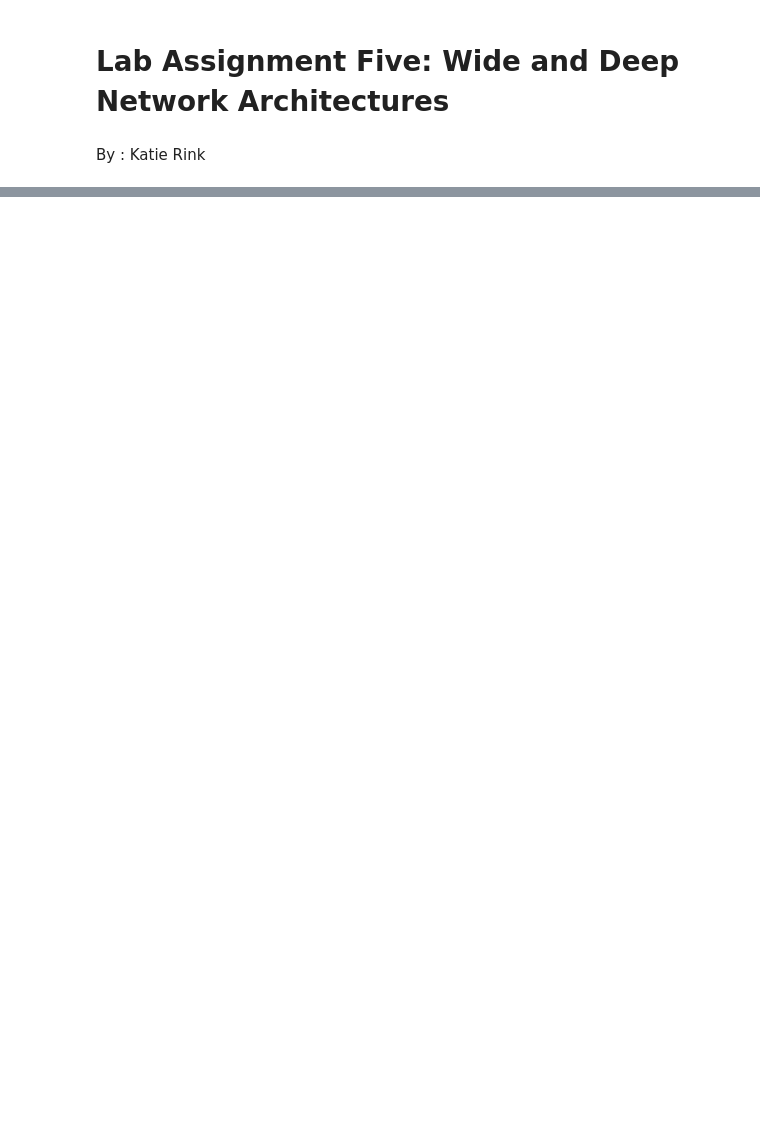
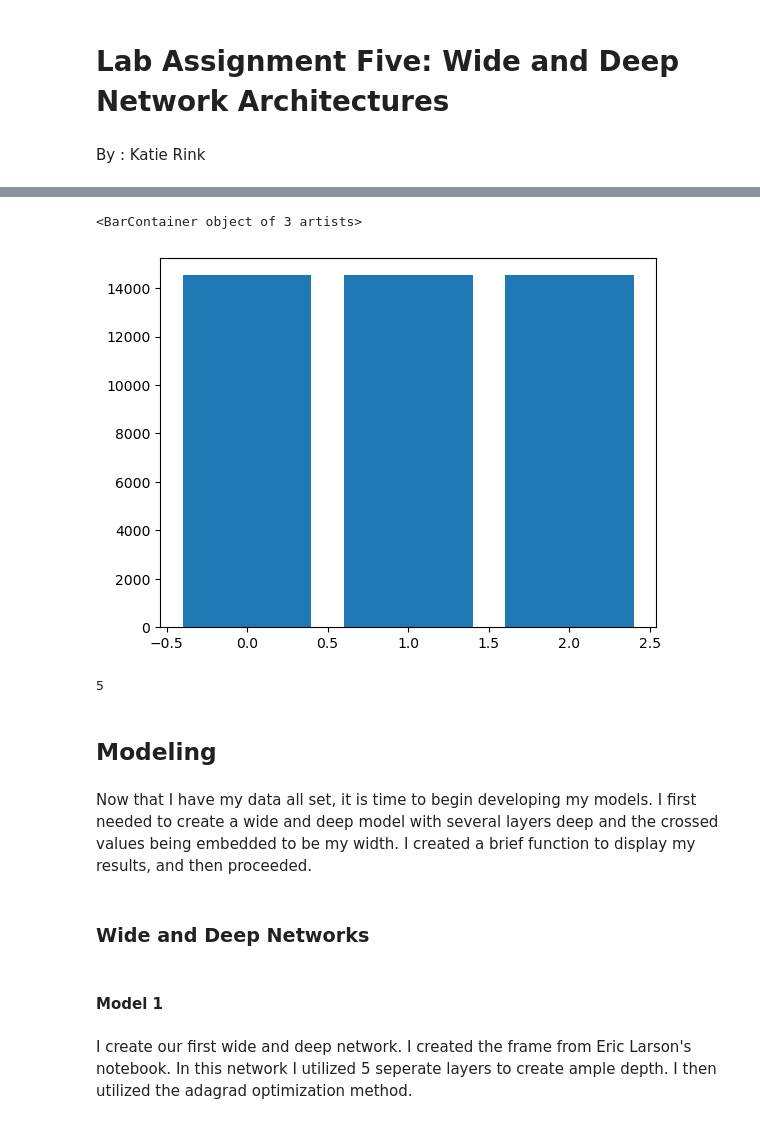
Before and after one commit to katielrink/ML_in_Python, a Jupyter notebook: Assignments/Wide_Deep_Networks.ipynb, the cells around one changed output, grey strips where cells are left out. Drawn from its saved outputs; the diff is of its cells as text; code cells hidden in the pictures; blank space fills up the shorter version.

```diff
--- a/Assignments/Wide_Deep_Networks.ipynb
+++ b/Assignments/Wide_Deep_Networks.ipynb
@@ -180,0 +68,3 @@ ModuleNotFoundError: No module named 'tensorflow'
+# %%
+#Select which variables to use
+df.drop(['ID', 'Customer_ID', 'Name', 'SSN', 'Type_of_Loan'], axis=1, inplace=True)
@@ -180,0 +150,6 @@ ModuleNotFoundError: No module named 'tensorflow'
+# %%
+# scale the numeric, continuous variables
+numeric_headers = ['Age', 'Annual_Income', 'Monthly_Inhand_Salary', 'Num_Bank_Accounts', 'Num_Credit_Card', 'Interest_Rate', 'Num_of_Loan', 'Delay_from_due_date', 'Num_of_Delayed_Payment', 'Changed_Credit_Limit', 'Num_Credit_Inquiries', 'Outstanding_Debt', 'Credit_Utilization_Ratio', 'Credit_History_Age', 'Total_EMI_per_month', 'Amount_invested_monthly', 'Monthly_Balance']
+
+ss = StandardScaler()
+df[numeric_headers] = ss.fit_transform(df[numeric_headers].values)
@@ -180,0 +183,17 @@ ModuleNotFoundError: No module named 'tensorflow'
+# %%
+categorical_headers_ints = [x+'_int' for x in categorical_headers[:-1]]
+categorical_headers_ints.remove('Credit_Mix_int')
+feature_columns = categorical_headers_ints+numeric_headers
+
+import pprint
+pp = pprint.PrettyPrinter(indent=4)
+
+print(f"We will use the following {len(feature_columns)} features:")
+pp.pprint(feature_columns)
+
+print("\nNumeric Headers:")
+pp.pprint(numeric_headers) # normalized numeric df
+print("\nCategorical String Headers:")
+pp.pprint(categorical_headers) # string df
+print("\nCategorical Headers, Encoded as Integer:")
+pp.pprint(categorical_headers_ints) # string df encoded as an integer
@@ -180,0 +304,23 @@ ModuleNotFoundError: No module named 'tensorflow'
+# %%
+from imblearn.over_sampling import SMOTE
+
+ros = SMOTE()
+
+# Fit predictor (x variable)
+# and target (y variable) using fit_resample()
+X, y = ros.fit_resample(X.copy(), y.copy())
+plt.bar(np.unique(y), np.unique(y, return_counts=True)[1])
+# %% [output]
+<BarContainer object of 3 artists>
+[figure, added]
+# %%
+skf = StratifiedKFold(n_splits=5)
+skf.get_n_splits(X, y)
+# %% [output]
+5
+# %% [markdown]
+## Modeling
+# %% [markdown]
+Now that I have my data all set, it is time to begin developing my models. I first needed to create a wide and deep model with several layers deep and the crossed values being embedded to be my width. I created a brief function to display my results, and then proceeded.
+# %% [markdown]
+### Wide and Deep Networks
@@ -180,0 +348,4 @@ ModuleNotFoundError: No module named 'tensorflow'
+# %% [markdown]
+#### Model 1
+# %% [markdown]
+I create our first wide and deep network. I created the frame from Eric Larson's notebook. In this network I utilized 5 seperate layers to create ample depth. I then utilized the adagrad optimization method. <br/>
```
Also changed, not shown: parts of 74 cells of this notebook, 2 other files.
